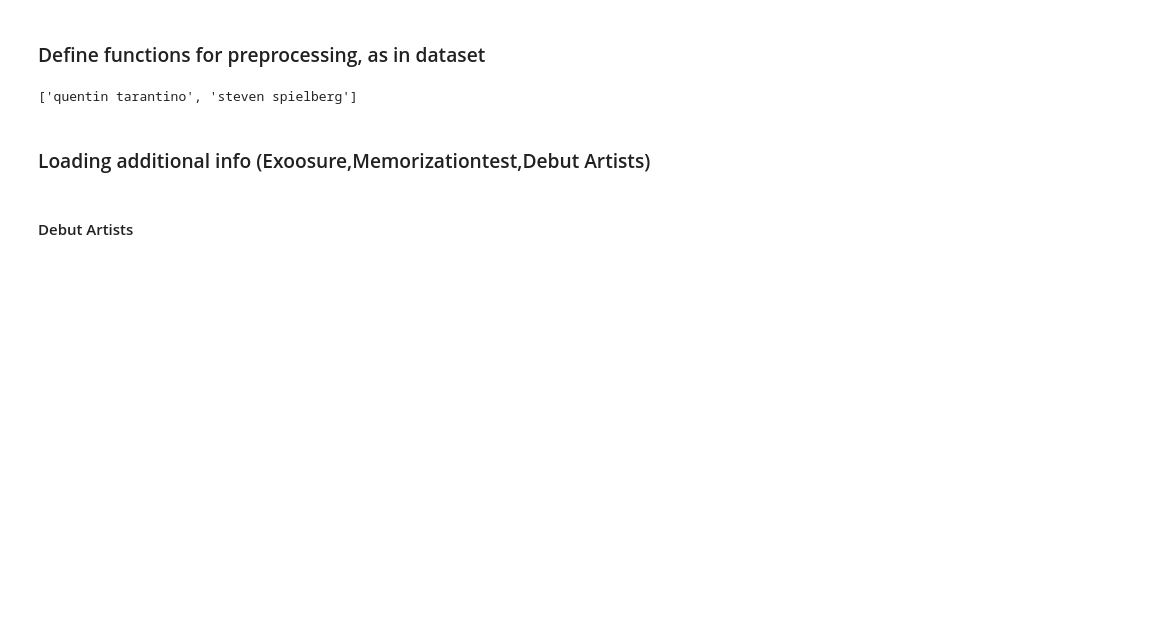
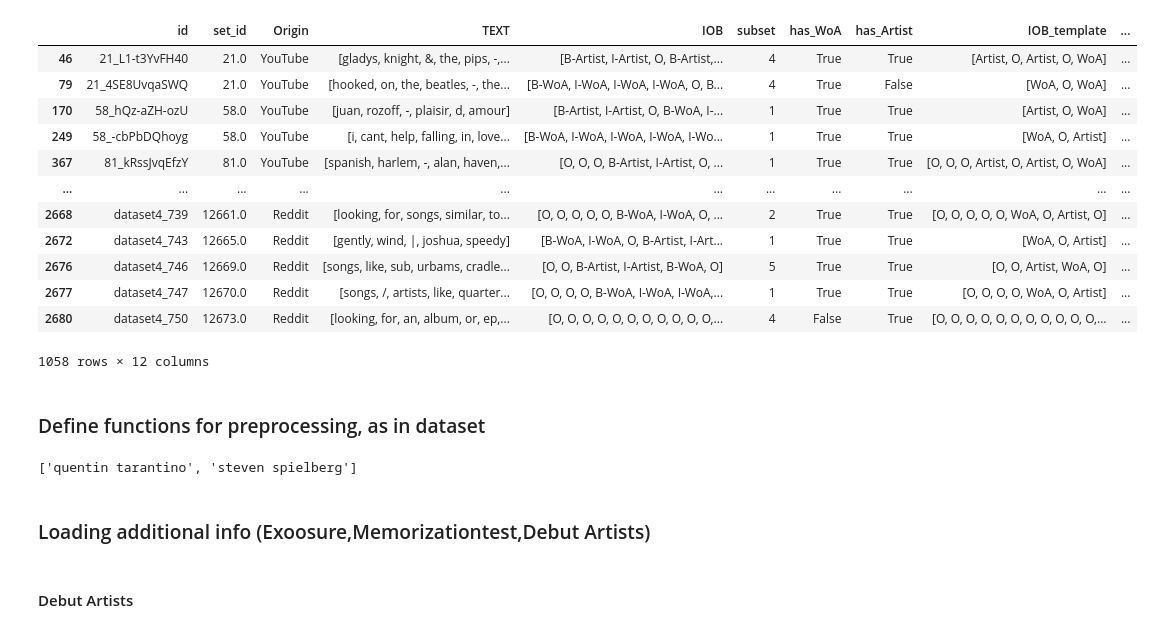
Before and after one commit to progsi/YTUnCoverLLM, a Jupyter notebook: notebooks/data_synthesis.ipynb, the cells around one changed output. Drawn from its saved outputs; the diff is of its cells as text; code cells hidden in the pictures; blank space fills up the shorter version.

```diff
--- a/notebooks/data_synthesis.ipynb
+++ b/notebooks/data_synthesis.ipynb
@@ -10,3 +10,46 @@ data = data[data.IOB.apply(lambda x: "O" in x)]
+# %%
+import re
+
+def process_iob_text(data, iob_col='IOB', text_col='TEXT'):
+    def process_sequence(iob_tags, text_tokens):
+        processed_iob = []
+        processed_text = []
+        current_class = None
+
+        for iob, token in zip(iob_tags, text_tokens):
+            if iob.startswith('B-'):
+                current_class = iob[2:]  # Get the class name after 'B-'
+                processed_iob.append(current_class)
+                processed_text.append(f'[{current_class}]')
+            elif iob.startswith('I-') and current_class:
+                # Continue the current class, but skip it in output
+                continue
+            else:
+                # It's an 'O' tag or something else
+                current_class = None
+                processed_iob.append('O')
+                processed_text.append(token)
+
+        return processed_iob, processed_text
+
+    # Apply the process_sequence function row-wise
+    data[['IOB_template', 'TEXT_template']] = data.apply(
+        lambda row: process_sequence(row[iob_col], row[text_col]), axis=1, result_type='expand'
+    )
+
+    return data
+
+data_template = process_iob_text(data_template)
+
+def replace_years(lst):
+    return [re.sub(r'19\d{2}|20\d{2}', '[YEAR]', s) if isinstance(s, str) else s for s in lst]
+
+# Apply the function to the series
+data_template.TEXT_template = data_template.TEXT_template.apply(replace_years)
+
+data_template = data_template.drop_duplicates(subset=["TEXT_template"])
+data_template["O_tags"] = data_template.TEXT_template.apply(lambda x: [s for s in x if s not in ["[Artist]", "[WoA]", "[YEAR]"]])
+data_template["nO_tags"] = data_template["O_tags"].apply(len)
 # %%
 import seaborn as sns
 import matplotlib.pyplot as plt
@@ -82,3 +63,19 @@ Name: TEXT_template, Length: 1074, dtype: object
+# %%
+data_template
+# %% [output]
+|  | id | set_id | Origin | TEXT | IOB | subset | has_WoA | has_Artist | IOB_template | ... |
+| 46 | 21_L1-t3YvFH40 | 21.0 | YouTube | [gladys, knight, &, the, pips, -,... | [B-Artist, I-Artist, O, B-Artist,... | 4 | True | True | [Artist, O, Artist, O, WoA] | ... |
+| 79 | 21_4SE8UvqaSWQ | 21.0 | YouTube | [hooked, on, the, beatles, -, the... | [B-WoA, I-WoA, I-WoA, I-WoA, O, B... | 4 | True | False | [WoA, O, WoA] | ... |
+| 170 | 58_hQz-aZH-ozU | 58.0 | YouTube | [juan, rozoff, -, plaisir, d, amour] | [B-Artist, I-Artist, O, B-WoA, I-... | 1 | True | True | [Artist, O, WoA] | ... |
+| 249 | 58_-cbPbDQhoyg | 58.0 | YouTube | [i, cant, help, falling, in, love... | [B-WoA, I-WoA, I-WoA, I-WoA, I-Wo... | 1 | True | True | [WoA, O, Artist] | ... |
+| 367 | 81_kRssJvqEfzY | 81.0 | YouTube | [spanish, harlem, -, alan, haven,... | [O, O, O, B-Artist, I-Artist, O, ... | 1 | True | True | [O, O, O, Artist, O, Artist, O, WoA] | ... |
+| ... | ... | ... | ... | ... | ... | ... | ... | ... | ... | ... |
+| 2668 | dataset4_739 | 12661.0 | Reddit | [looking, for, songs, similar, to... | [O, O, O, O, O, B-WoA, I-WoA, O, ... | 2 | True | True | [O, O, O, O, O, WoA, O, Artist, O] | ... |
+| 2672 | dataset4_743 | 12665.0 | Reddit | [gently, wind, |, joshua, speedy] | [B-WoA, I-WoA, O, B-Artist, I-Art... | 1 | True | True | [WoA, O, Artist] | ... |
+| 2676 | dataset4_746 | 12669.0 | Reddit | [songs, like, sub, urbams, cradle... | [O, O, B-Artist, I-Artist, B-WoA, O] | 5 | True | True | [O, O, Artist, WoA, O] | ... |
+| 2677 | dataset4_747 | 12670.0 | Reddit | [songs, /, artists, like, quarter... | [O, O, O, O, B-WoA, I-WoA, I-WoA,... | 1 | True | True | [O, O, O, O, WoA, O, Artist] | ... |
+| 2680 | dataset4_750 | 12673.0 | Reddit | [looking, for, an, album, or, ep,... | [O, O, O, O, O, O, O, O, O, O, O,... | 4 | False | True | [O, O, O, O, O, O, O, O, O, O, O,... | ... |
+1058 rows × 12 columns
 # %% [markdown]
 ### Define functions for preprocessing, as in dataset
 # %%
```
Also changed, not shown: parts of 9 cells of this notebook, 11 other files.
